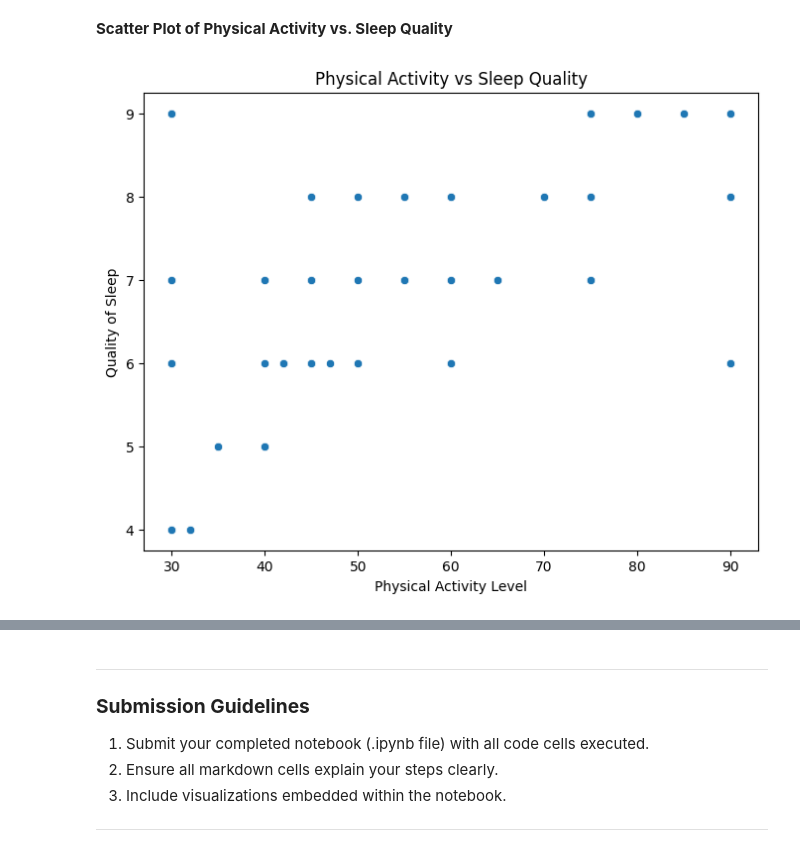
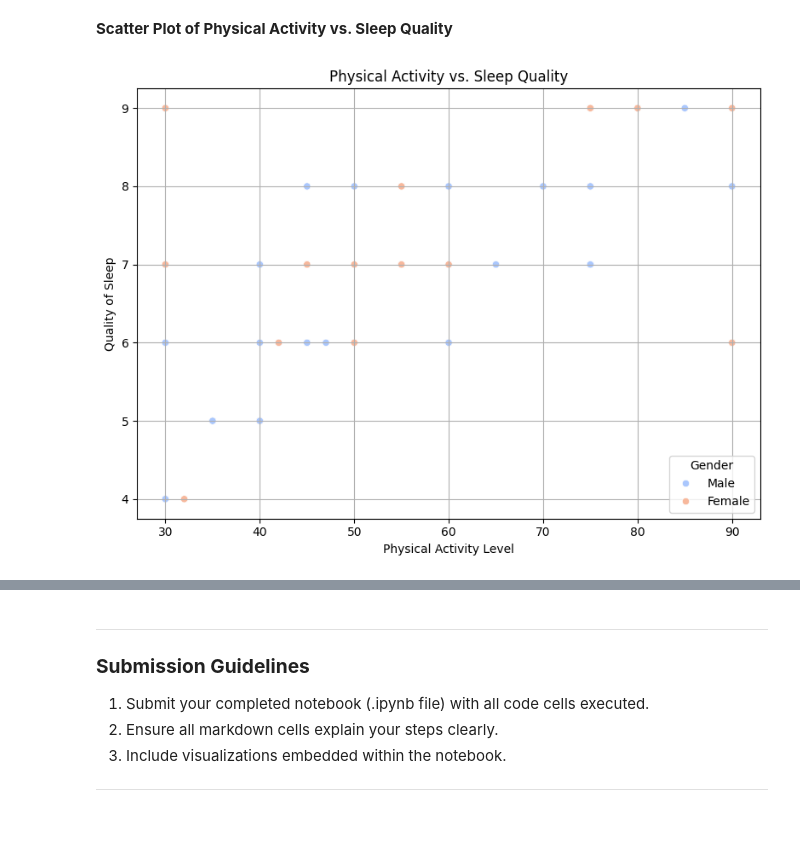
Before and after one commit to AlexaVD/Probability-Analysis, a Jupyter notebook: EE_381_AI_assignment.ipynb, the cells around one changed output, grey strips where cells are left out. Saved outputs shown, nothing was run; the diff lists cells and outputs as text; code cells hidden in the pictures; blank space fills up the shorter version.

```diff
--- a/EE_381_AI_assignment.ipynb
+++ b/EE_381_AI_assignment.ipynb
@@ -132,0 +184,34 @@ P(Good Sleep | Low Stress): 0.9999999999999999
+# %%
+# Binary outcome cols
+df['Good Sleep'] = (df['Quality of Sleep'] >= 8).astype(int)
+df['Low Stress'] = (df['Stress Level'] <= 3).astype(int)
+df['High Stress'] = (df['Stress Level'] >= 7).astype(int)
+
+# Probabilities
+P_good = df['Good Sleep'].mean()
+P_low_stress = df['Low Stress'].mean()
+P_high_stress = df['High Stress'].mean()
+
+P_low_given_good = df[(df['Good Sleep'] == 1) & (df['Low Stress'] == 1)].shape[0] / df[df['Good Sleep'] == 1].shape[0]
+P_high_given_good = df[(df['Good Sleep'] == 1) & (df['High Stress'] == 1)].shape[0] / df[df['Good Sleep'] == 1].shape[0]
+
+# Bayes' Theorem
+P_good_given_low = (P_low_given_good * P_good) / P_low_stress
+P_good_given_high = (P_high_given_good * P_good) / P_high_stress
+
+# Print values
+print("P(Good Sleep | Low Stress):", round(P_good_given_low, 4))
+print("P(Good Sleep | High Stress):", round(P_good_given_high, 4))
+
+# Bar chart
+labels = ['Low Stress', 'High Stress']
+values = [P_good_given_low, P_good_given_high]
+
+plt.figure(figsize=(6, 5))
+plt.bar(labels, values, color=['blue', 'red'])
+plt.ylim(0, 1)
+plt.ylabel('P(Good Sleep | Stress Level)')
+plt.title('Bayesian Update: Good Sleep Given Stress Level')
+plt.grid(axis='y')
+plt.tight_layout()
+plt.show()
@@ -168,11 +272,16 @@ plt.show()
 # %% [markdown]
 **Scatter Plot of Physical Activity vs. Sleep Quality**
 # %%
+# Scatter Plot of Physical Activity Level vs Sleep Quality
 plt.figure(figsize=(8, 6))
-sns.scatterplot(x='Physical Activity Level', y='Quality of Sleep', data=df)
-plt.title('Physical Activity vs Sleep Quality')
+sns.scatterplot(data=df, x='Physical Activity Level', y='Quality of Sleep', hue='Gender', palette='coolwarm')
+
+plt.title('Physical Activity vs. Sleep Quality')
 plt.xlabel('Physical Activity Level')
 plt.ylabel('Quality of Sleep')
-plt.show()
+plt.legend(title='Gender')
+plt.grid(True)
+plt.tight_layout()
+plt.show();
 # %% [output]
-[figure, old version]
+[figure, new version]
```
Also changed, not shown: parts of 22 cells of this notebook.
